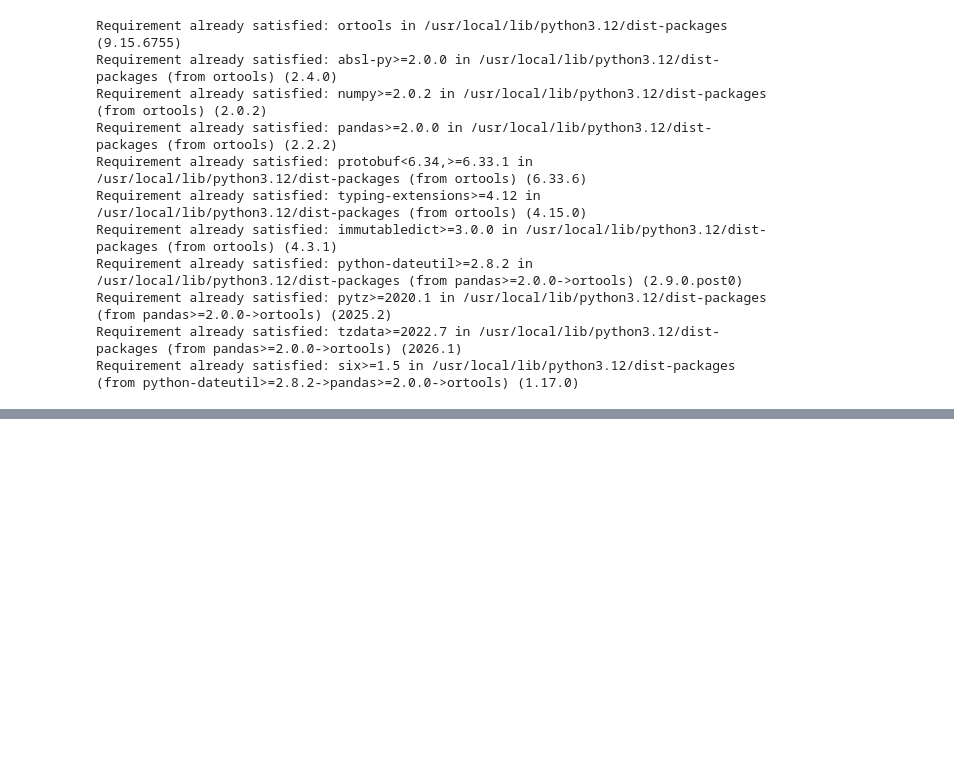
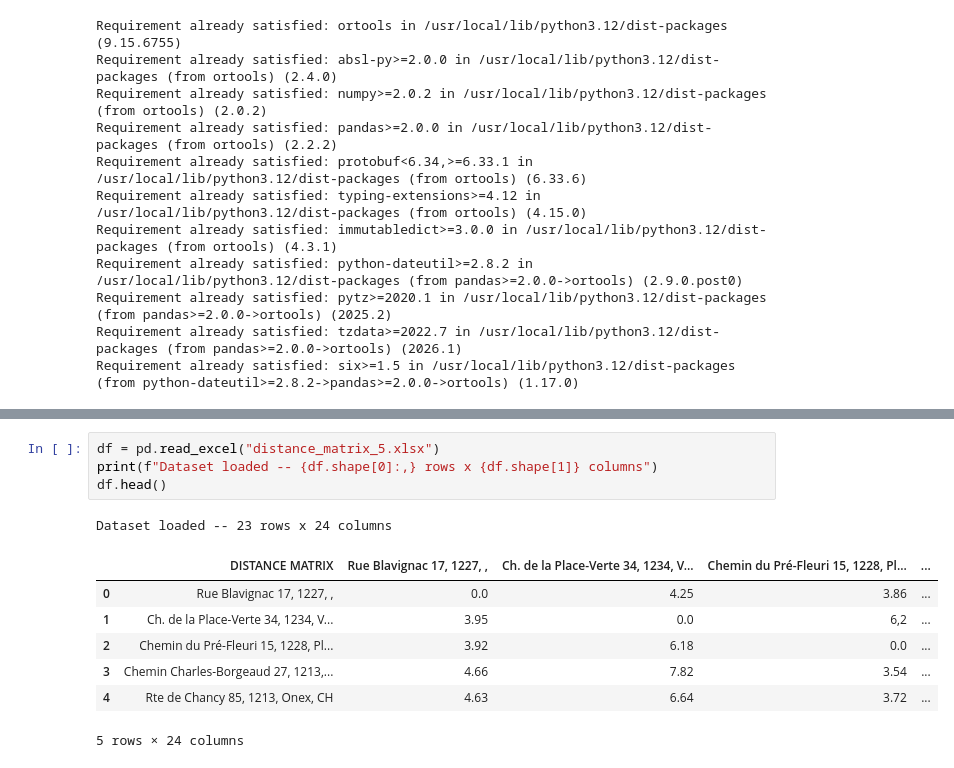
Before and after one commit to twillixa/SL, a Jupyter notebook: Main.ipynb, the cells around one changed output, grey strips where cells are left out. Drawn from its saved outputs; the diff is of its cells as text; blank space fills up the shorter version.

```diff
--- a/Main.ipynb
+++ b/Main.ipynb
@@ -202,0 +373,13 @@ FileNotFoundError: [Errno 2] No such file or directory: 'distance_matrix_2.xlsx'
+# %%
+df = pd.read_excel("distance_matrix_5.xlsx")
+print(f"Dataset loaded -- {df.shape[0]:,} rows x {df.shape[1]} columns")
+df.head()
+# %% [output]
+Dataset loaded -- 23 rows x 24 columns
+|  | DISTANCE MATRIX | Rue Blavignac 17, 1227, , | Ch. de la Place-Verte 34, 1234, V... | Chemin du Pré-Fleuri 15, 1228, Pl... | ... |
+| 0 | Rue Blavignac 17, 1227, , | 0.0 | 4.25 | 3.86 | ... |
+| 1 | Ch. de la Place-Verte 34, 1234, V... | 3.95 | 0.0 | 6,2 | ... |
+| 2 | Chemin du Pré-Fleuri 15, 1228, Pl... | 3.92 | 6.18 | 0.0 | ... |
+| 3 | Chemin Charles-Borgeaud 27, 1213,... | 4.66 | 7.82 | 3.54 | ... |
+| 4 | Rte de Chancy 85, 1213, Onex, CH | 4.63 | 6.64 | 3.72 | ... |
+5 rows × 24 columns
```
Also changed, not shown: parts of 8 cells of this notebook.
